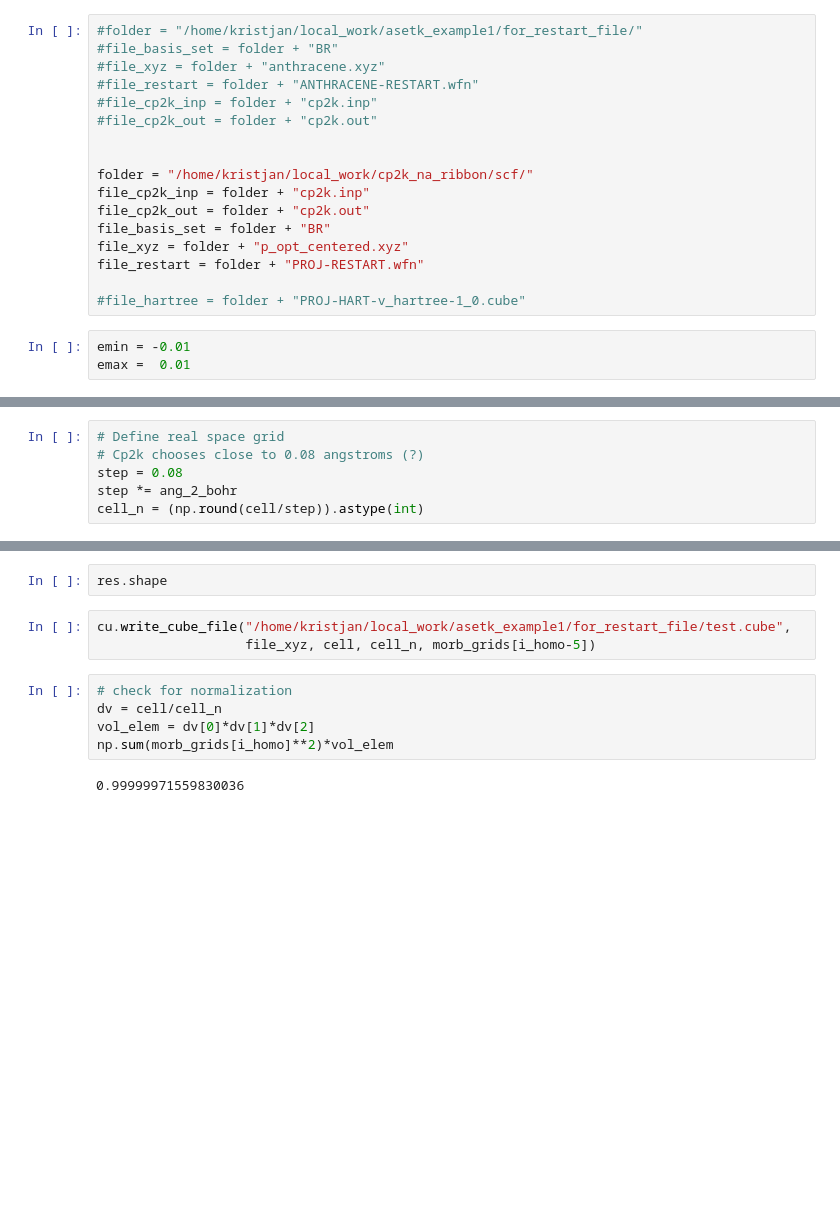
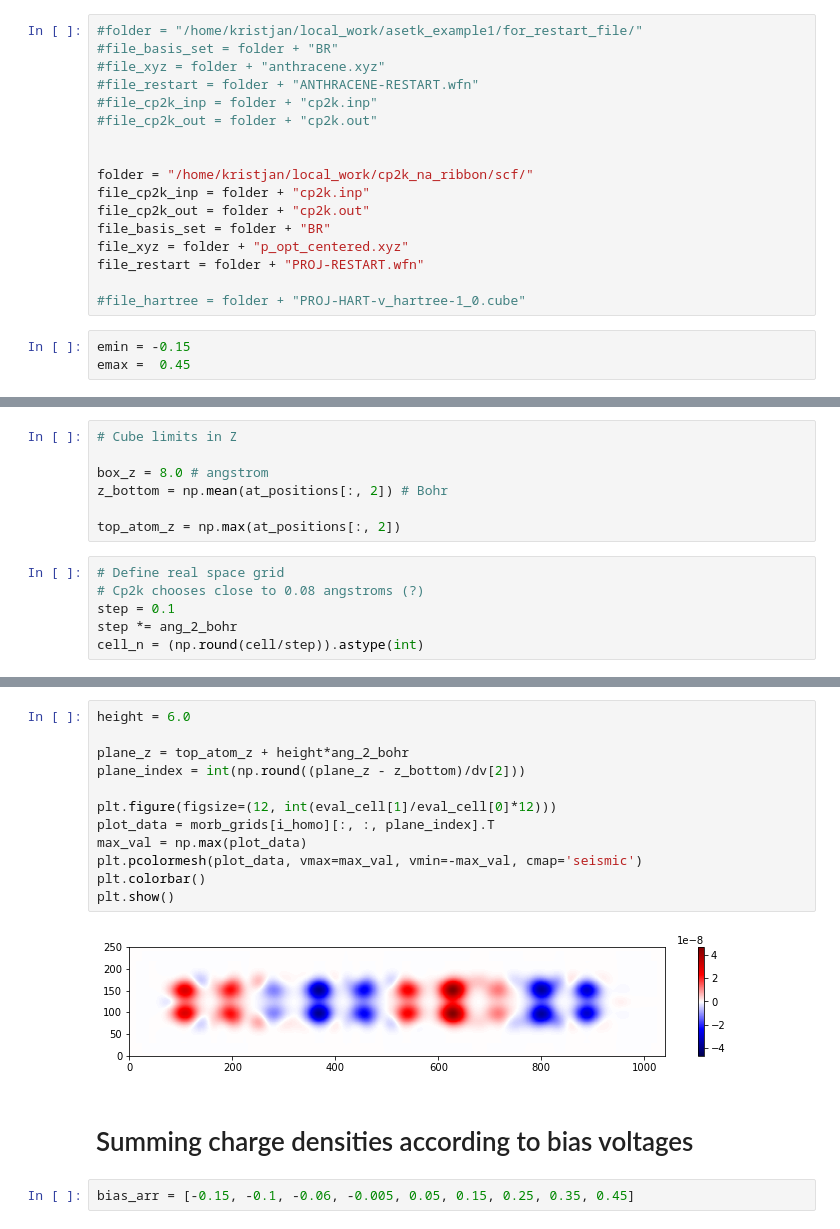
Before and after one commit to nanotech-empa/cp2k-spm-tools, a Jupyter notebook: cube_in_region.ipynb, the cells around one changed output, grey strips where cells are left out. Saved outputs shown, nothing was run; the diff lists cells and outputs as text; blank space fills up the shorter version.

```diff
--- a/cube_in_region.ipynb
+++ b/cube_in_region.ipynb
@@ -30,8 +30,8 @@ file_restart = folder + "PROJ-RESTART.wfn"
 
 #file_hartree = folder + "PROJ-HART-v_hartree-1_0.cube"
 # %%
-emin = -0.01
-emax =  0.01
+emin = -0.15
+emax =  0.45
 # %%
 time1 = time.time()
 elem_basis_names, cell = cu.read_cp2k_input(file_cp2k_inp)
@@ -82,6 +77,13 @@ z_top = 4.0 # angstrom
+# %%
+# Cube limits in Z
+
+box_z = 8.0 # angstrom
+z_bottom = np.mean(at_positions[:, 2]) # Bohr
+
+top_atom_z = np.max(at_positions[:, 2])
 # %%
 # Define real space grid
 # Cp2k chooses close to 0.08 angstroms (?)
-step = 0.08
+step = 0.1
 step *= ang_2_bohr
 cell_n = (np.round(cell/step)).astype(int)
@@ -219,12 +237,18 @@ IndexError: tuple index out of range
-# %%
-res.shape
-# %%
-cu.write_cube_file("/home/kristjan/local_work/asetk_example1/for_restart_file/test.cube",
-                   file_xyz, cell, cell_n, morb_grids[i_homo-5])
-# %%
-# check for normalization
-dv = cell/cell_n
-vol_elem = dv[0]*dv[1]*dv[2]
-np.sum(morb_grids[i_homo]**2)*vol_elem
-# %% [output]
-0.99999971559830036
+# %%
+height = 6.0
+
+plane_z = top_atom_z + height*ang_2_bohr
+plane_index = int(np.round((plane_z - z_bottom)/dv[2]))
+
+plt.figure(figsize=(12, int(eval_cell[1]/eval_cell[0]*12)))
+plot_data = morb_grids[i_homo][:, :, plane_index].T
+max_val = np.max(plot_data)
+plt.pcolormesh(plot_data, vmax=max_val, vmin=-max_val, cmap='seismic')
+plt.colorbar()
+plt.show()
+# %% [output]
+[figure, added]
+# %% [markdown]
+# Summing charge densities according to bias voltages
+# %%
+bias_arr = [-0.15, -0.1, -0.06, -0.005, 0.05, 0.15, 0.25, 0.35, 0.45]
```
Also changed, not shown: parts of 18 cells of this notebook, 2 other files.
